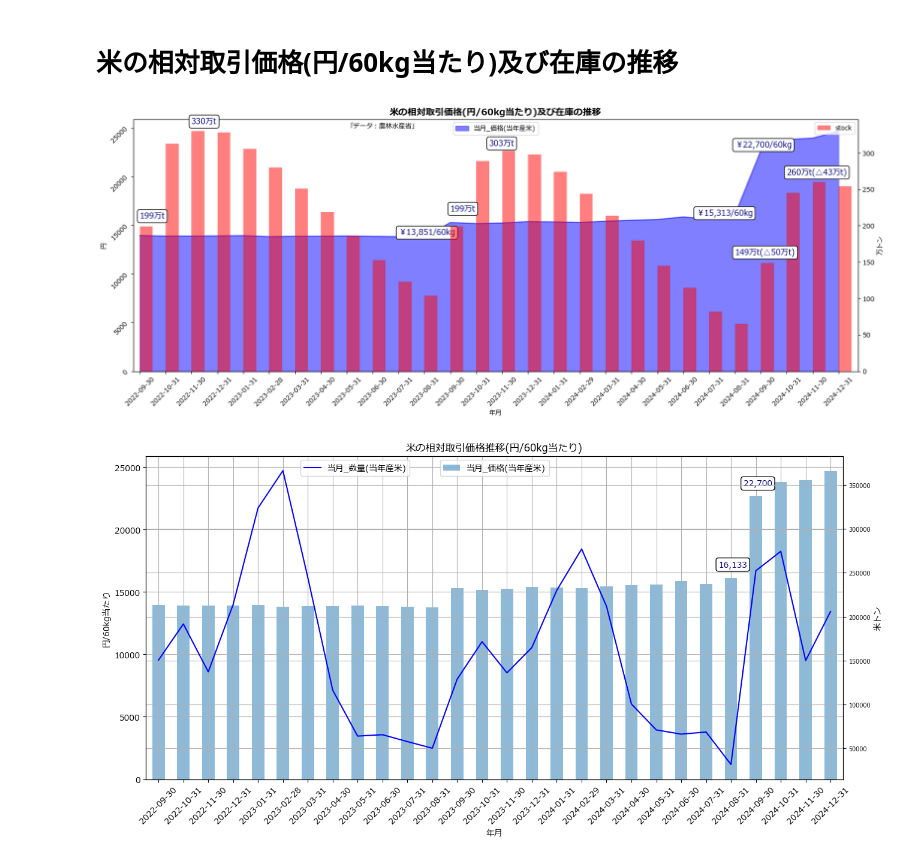
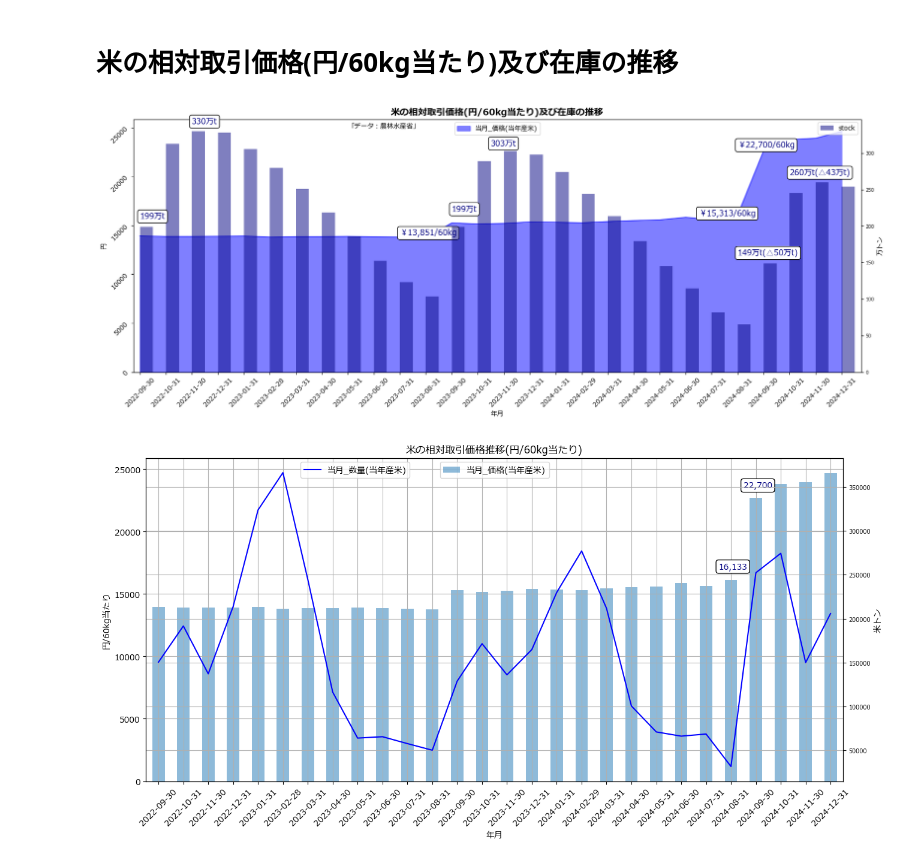
Before and after one commit to Pipikopimame/orbe_public2, a Jupyter notebook: 米_相対取引価格推移.ipynb, the cells around one changed output. Cells and saved outputs as stored; diff of their text form; code cells hidden in the pictures.

```diff
--- a/米_相対取引価格推移.ipynb
+++ b/米_相対取引価格推移.ipynb
@@ -25,8 +25,6 @@ stock4 = stock3[['stock']]
 rcParams['font.family']='sans-serif'
 rcParams["font.sans-serif"] = ["Meiryo"]
 
-
-
 df2.index = stock4.index
 df3 = pd.concat([df2,stock4],axis=1)
 df3['年月'] = df3.index
@@ -35,38 +33,39 @@ df3.set_index('年月',inplace=True)
 
 fig,ax = plt.subplots(figsize=(20,7))
 ax.tick_params(axis='both',labelsize=7)
+ax2 = ax.twinx()
 ax2.tick_params(axis='both',labelsize=7)
-ax2 = ax.twinx()
+
 ax.set_ylabel('円')
 ax2.set_ylabel('万トン')
 
 ax.set_title('米の相対取引価格(円/60kg当たり)及び在庫の推移',fontdict=dict(fontsize=14,fontweight='bold'))
 
 df3[['当月_価格(当年産米)']].plot(ax=ax,kind='area',color='blue',alpha=0.5)
-df3[['stock']].plot(ax=ax2,kind='bar',color='red',alpha=0.5,align='edge')
+df3[['stock']].plot(ax=ax2,kind='bar',color='navy',alpha=0.5,align='edge')
 #ax.bar(df3['年月'],df3['当月_価格(当年産米)'],width=7,color='orange',label='当月_価格(当年産米)')
 ax.legend(loc='upper center',bbox_to_anchor=(0.5,1))
 ax.tick_params(axis='both',labelsize=10,labelrotation=45)
 #ax.set_xticklabels(df3['年月'],rotation=45)
 
 #ax2.bar(df3['年月'],df3['stock'],width=4,color='blue',align='edge',alpha=0.7,label='stock')
 #ax2.legend(loc='upper center',bbox_to_anchor=(0.3,1))
 df3.index = pd.to_datetime(df3.index)
 ax2.annotate('199万t',xy=(0,199.0),xytext=(0,210.0),size=12,color='navy',bbox=dict(boxstyle='round',fc='white'))
 ax2.annotate('199万t',xy=(12,199.0),xytext=(12,220.0),size=12,color='navy',bbox=dict(boxstyle='round',fc='white'))
 ax2.annotate('149万t(△50万t)',xy=(24,149.0),xytext=(23,160),size=12,color='navy',bbox=dict(boxstyle='round',fc='white'))
 ax2.annotate('330万t',xy=(2,330.0),xytext=(2,340),size=12,color='navy',bbox=dict(boxstyle='round',fc='white'))
 ax2.annotate('303万t',xy=(14,303.0),xytext=(13.5,310),size=12,color='navy',bbox=dict(boxstyle='round',fc='white'))
 ax2.annotate('260万t(△43万t)',xy=(26,260),xytext=(25,270),size=12,color='navy',bbox=dict(boxstyle='round',fc='white'))
 ax.annotate('￥22,700/60kg',xy=(24,22700),xytext=(23,23000),size=12,color='navy',bbox=dict(boxstyle='round',fc='white'))
 ax.annotate('￥15,313/60kg',xy=(22,15313),xytext=(21.5,16000),size=12,color='navy',bbox=dict(boxstyle='round',fc='white'))
 ax.annotate('￥13,851/60kg',xy=(11,13851),xytext=(10,14000),size=12,color='navy',bbox=dict(boxstyle='round',fc='white'))
 ax.annotate('「データ：農林水産省」',xy=(8,20000),xytext=(8,25000),size=10,color='black')
 #ax2.plot(df3['年月'],df3['stock'],color='navy',linestyle='dotted')
 
 plt.show()
 # %% [output]
-[figure, old version]
+[figure, new version]
 # %%
 fig,ax = plt.subplots(1,1,figsize=(15,7),sharex=True)
 #ax = df2.iloc[0:,[2]].plot(ax=ax,kind='bar',color='skyblue')
```
